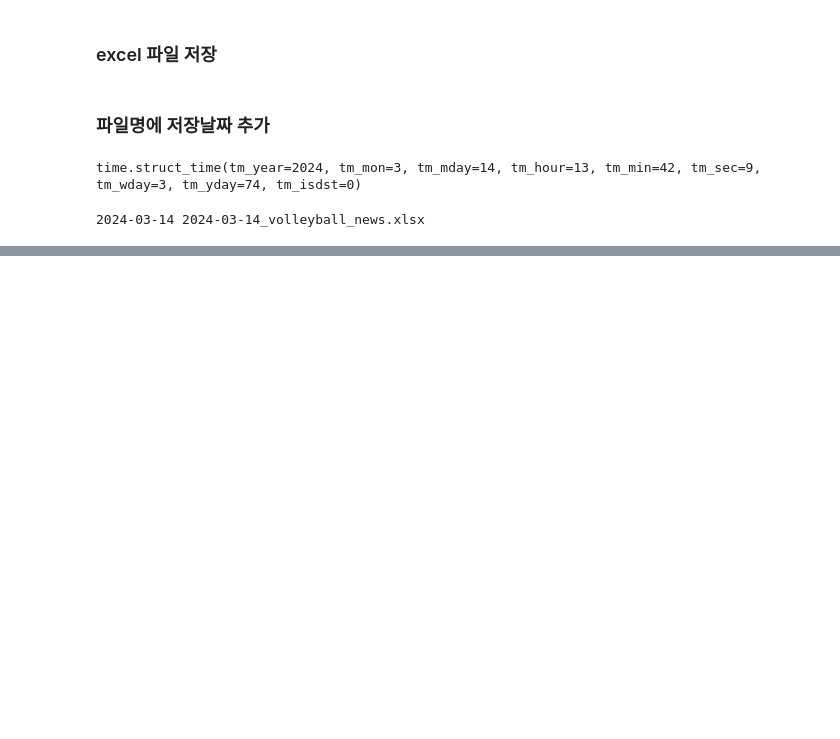
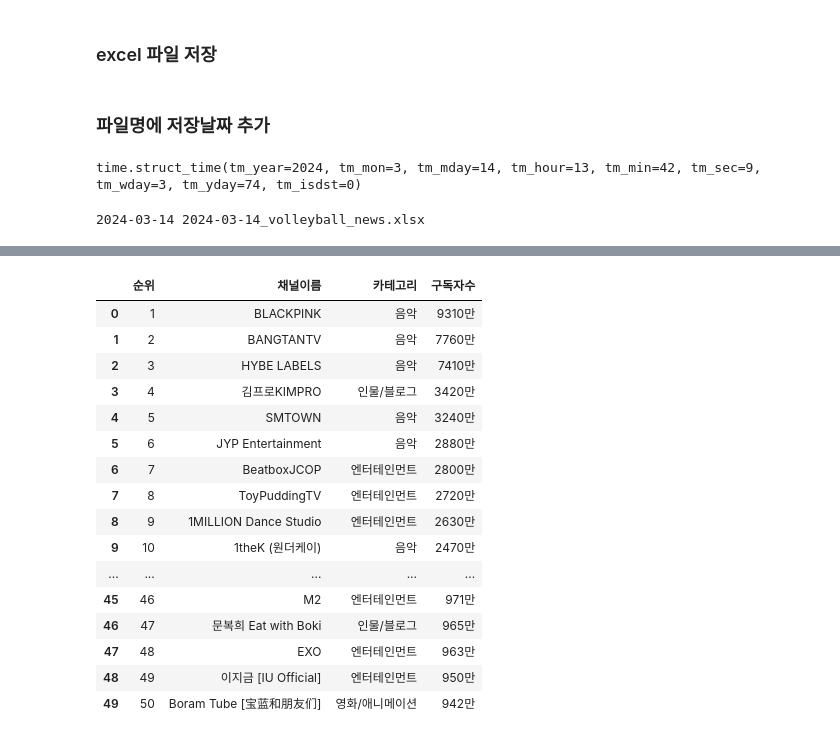
Before and after one commit to Habyeok/wassup2, a Jupyter notebook: data_collection/BS4_Requests_실습.ipynb, the cells around one changed output, grey strips where cells are left out. Saved outputs shown, nothing was run; the diff lists cells and outputs as text; code cells hidden in the pictures; blank space fills up the shorter version.

Commit message:
유튜브 한국 채널 구독자수 수집

```diff
--- a/data_collection/BS4_Requests_실습.ipynb
+++ b/data_collection/BS4_Requests_실습.ipynb
@@ -226,0 +283,2 @@ df.to_excel(excel_name, index=False)
+# %%
+category = category[1:]
@@ -226,0 +305,5 @@ df.to_excel(excel_name, index=False)
+# %%
+category_strip = []
+
+for i in category:
+    category_strip.append(i.strip())
@@ -226,0 +334,2 @@ df.to_excel(excel_name, index=False)
+# %%
+subs = [item.text for item in soup.select('.rank-cell.pull-left.rank-subs > .number')]
@@ -226,0 +360,3 @@ df.to_excel(excel_name, index=False)
+# %%
+rank_list = list(range(1, 51))
+rank_list
@@ -226,0 +381,26 @@ df.to_excel(excel_name, index=False)
+# %%
+YoutubeDF = pd.DataFrame({
+    '순위':rank_list,
+    '채널이름':channel_name,
+    '카테고리':category_strip,
+    '구독자수':subs
+})
+YoutubeDF
+# %% [output]
+|  | 순위 | 채널이름 | 카테고리 | 구독자수 |
+| 0 | 1 | BLACKPINK | 음악 | 9310만 |
+| 1 | 2 | BANGTANTV | 음악 | 7760만 |
+| 2 | 3 | HYBE LABELS | 음악 | 7410만 |
+| 3 | 4 | 김프로KIMPRO | 인물/블로그 | 3420만 |
+| 4 | 5 | SMTOWN | 음악 | 3240만 |
+| 5 | 6 | JYP Entertainment | 음악 | 2880만 |
+| 6 | 7 | BeatboxJCOP | 엔터테인먼트 | 2800만 |
+| 7 | 8 | ToyPuddingTV | 엔터테인먼트 | 2720만 |
+| 8 | 9 | 1MILLION Dance Studio | 엔터테인먼트 | 2630만 |
+| 9 | 10 | 1theK (원더케이) | 음악 | 2470만 |
+| ... | ... | ... | ... | ... |
+| 45 | 46 | M2 | 엔터테인먼트 | 971만 |
+| 46 | 47 | 문복희 Eat with Boki | 인물/블로그 | 965만 |
+| 47 | 48 | EXO | 엔터테인먼트 | 963만 |
+| 48 | 49 | 이지금 [IU Official] | 엔터테인먼트 | 950만 |
+| 49 | 50 | Boram Tube [宝蓝和朋友们] | 영화/애니메이션 | 942만 |
```
Also changed, not shown: parts of 19 cells of this notebook.
